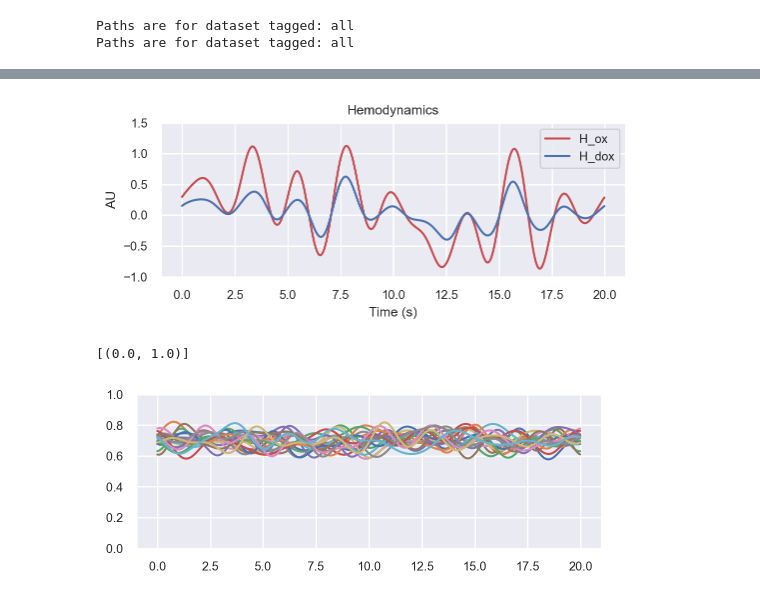
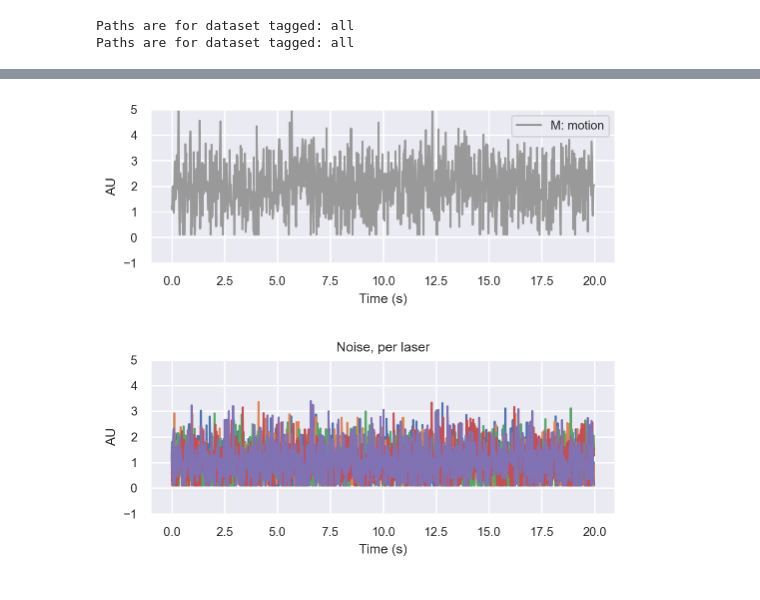
Before and after one commit to AllenInstitute/sourcesep, a Jupyter notebook: notebooks/03_compose_data.ipynb, the cells around one changed output, grey strips where cells are left out. Saved outputs shown, nothing was run; the diff lists cells and outputs as text; code cells hidden in the pictures.

```diff
--- a/notebooks/03_compose_data.ipynb
+++ b/notebooks/03_compose_data.ipynb
@@ -127,0 +77,16 @@ sim.W_df
+# %%
+# The hemodynamic term attenuates the signal by a factor of exp(- (Mu_dox * H_dox + Mu_ox * H_ox))
+# H_ox and H_dox sum up to roughly 1 at all time points
+# Mu_ox and Mu_dox terms contain a heuristically set pathlength (see docs, modeling hemodynamics section)
+# pathlength is set to roughly maximize variation (across wavelengths) in the [0,1] range
+
+pathlength = sim.cfg['hemodynamics']['pathlength']
+
+cmap = plt.get_cmap('Set3', lut=8)
+f, ax = plt.subplots(figsize=(6,3))
+for i, multiplier in enumerate([0.01, 0.1, 0.5, 1, 2, 10, 100, 1000]):
+    y = np.exp(-multiplier*sim.Mu_dox - multiplier*sim.Mu_ox)
+    ax.plot(sim.L_arr, y, '-' ,c=cmap(i), label=f'{multiplier*pathlength:0.4f} ({np.std(y):0.3f}) ')
+ax.set(xlabel='Wavelength (nm)', ylabel='Signal pass fraction, AU')
+plt.legend(title='Pathlength (sd)')
+plt.show()
@@ -155,19 +144,15 @@ for i in range(10):
 # %%
 f, ax = plt.subplots(figsize=(6,2))
-ax.plot(sim.T_arr, dat['H_ox'], 'r',label='H_ox')
-ax.plot(sim.T_arr, dat['H_dox'], 'b',label='H_dox')
-ax.set(xlabel='Time (s)', ylabel='AU', ylim=[-1, 1.5], title='Hemodynamics')
+ax.plot(sim.T_arr, dat['M'], c='#999999',label='M: motion')
+ax.set(xlabel='Time (s)', ylabel='AU', ylim=[-1, 5])
 plt.legend()
 plt.show()
 # %% [output]
-[figure, old version]
+[figure, new version]
 # %%
-_, ax = plt.subplots(figsize=(6,2))
-
-for i in range(20):
-    H_ox, H_dox, H_total, f = sim.gen_H()
-    ax.plot(sim.T_arr, f)
-ax.set(ylim=(0,1))
+f, ax = plt.subplots(figsize=(6, 2))
+ax.plot(sim.T_arr, dat['N'])
+ax.set(xlabel='Time (s)', ylabel='AU', ylim=[-1, 5], title='Noise, per laser')
+plt.show()
 # %% [output]
-[(0.0, 1.0)]
-[figure, old version]
+[figure, new version]
```
Also changed, not shown: parts of 27 cells of this notebook, 2 other files.
